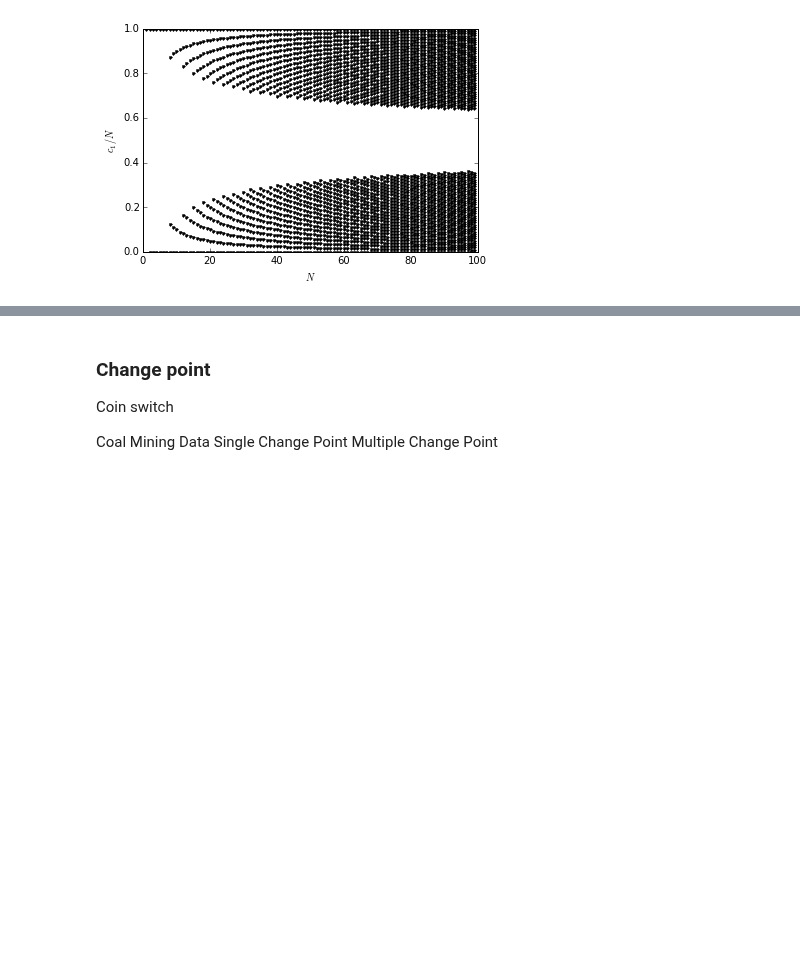
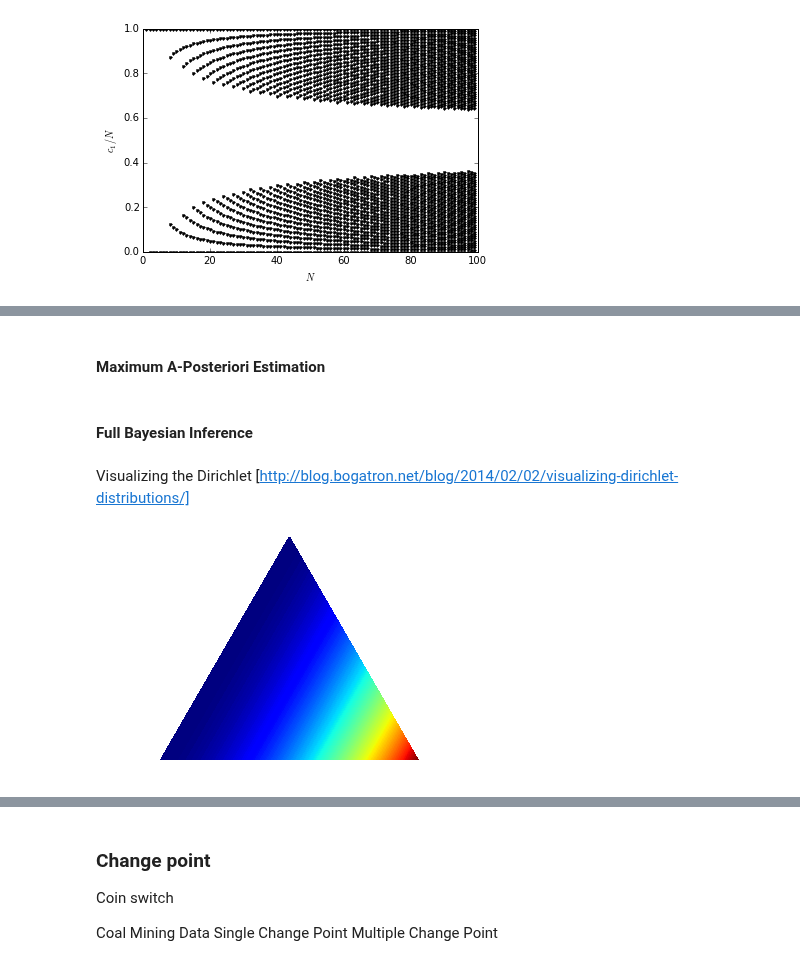
Before and after one commit to atcemgil/notes, a Jupyter notebook: ModelingExamples.ipynb, the cells around one changed output, grey strips where cells are left out. Cells and saved outputs as stored; diff of their text form; code cells hidden in the pictures; blank space fills up the shorter version.

```diff
--- a/ModelingExamples.ipynb
+++ b/ModelingExamples.ipynb
@@ -388,0 +393,6 @@ plt.show()
+# %% [markdown]
+#### Maximum A-Posteriori Estimation
+# %% [markdown]
+#### Full Bayesian Inference
+# %% [markdown]
+Visualizing the Dirichlet [http://blog.bogatron.net/blog/2014/02/02/visualizing-dirichlet-distributions/]
@@ -388,0 +445,4 @@ plt.show()
+# %%
+draw_pdf_contours(Dirichlet([1, 3, 1]))
+# %% [output]
+[figure, added]
```
Also changed, not shown: parts of 9 cells of this notebook, 1 other file.
